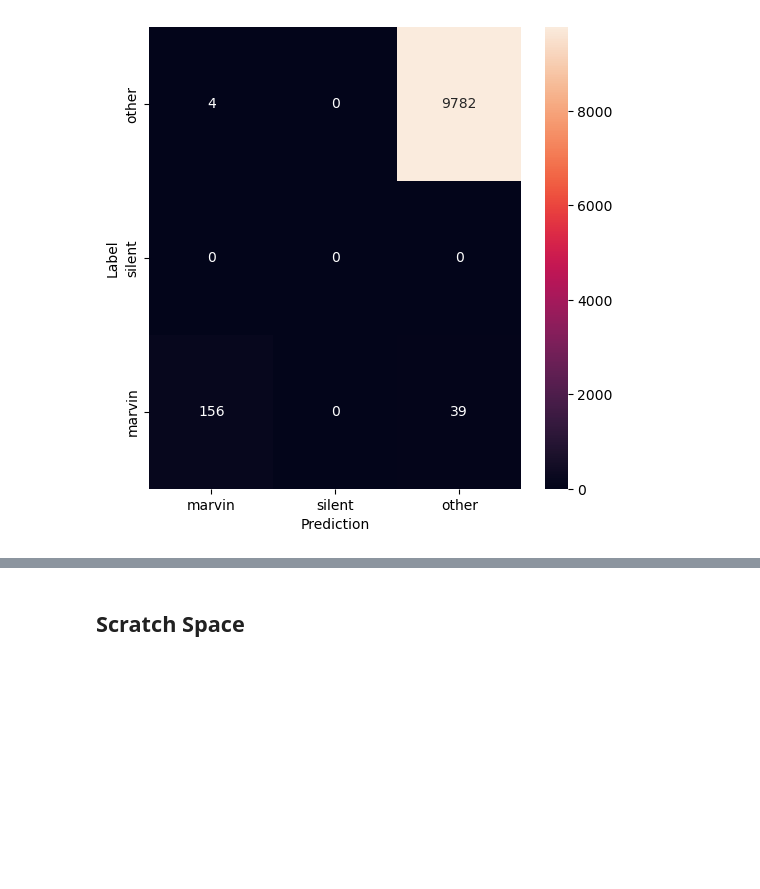
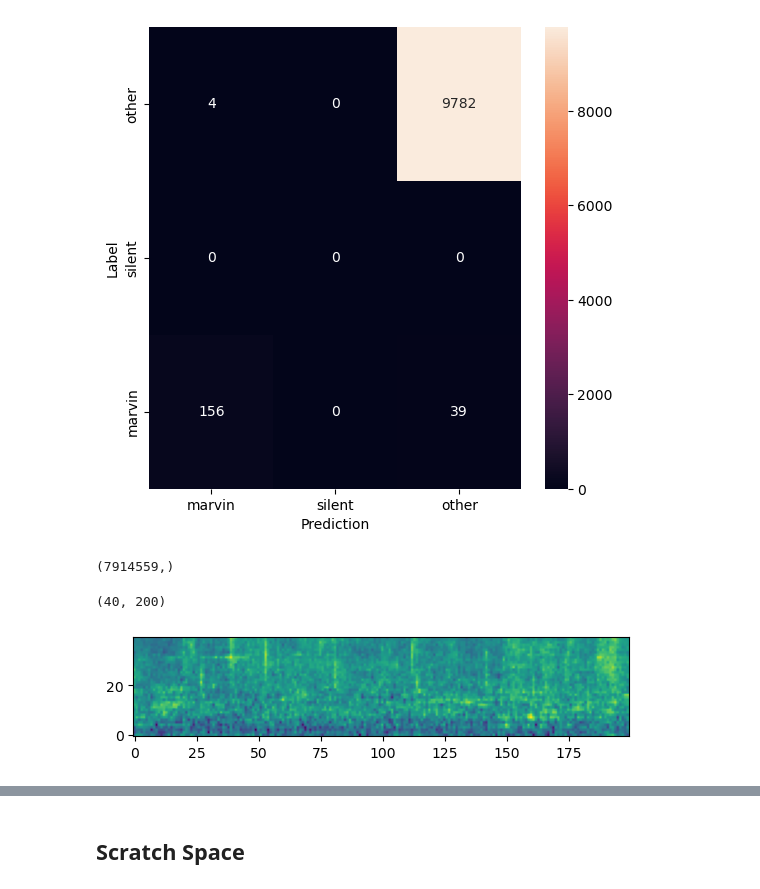
Before and after one commit to mlcommons/tiny, a Jupyter notebook: benchmark/training/streaming_wakeword/demo.ipynb, the cells around one changed output, grey strips where cells are left out. Saved outputs shown, nothing was run; the diff lists cells and outputs as text; code cells hidden in the pictures; blank space fills up the shorter version.

```diff
--- a/benchmark/training/streaming_wakeword/demo.ipynb
+++ b/benchmark/training/streaming_wakeword/demo.ipynb
@@ -215,3 +216,11 @@ plt.ylabel('Label')
 plt.show()
 # %% [output]
 [figure]
+# %%
+
+raise RuntimeError("Not an error -- just stop here")
+
+
+model_settings = models.prepare_model_settings(label_count, Flags)
+feature_extractor = get_preprocess_audio_func(model_settings,is_training=False)
+wavfile.read("
@@ -217,0 +229,16 @@ plt.show()
+# %%
+
+background_wav_file = os.path.join(streaming_config['musan_path'], 'noise', 'free-sound', 'noise-free-sound-0048.wav')
+bg_sampling_freq, bg_w = wavfile.read(background_wav_file)
+print(bg_w.shape)
+bg_spec = feature_extractor({'audio':bg_w})['audio']
+# %% [output]
+(7914559,)
+# %%
+# the 1st 200 frames of spectrum should be about 4 seconds worth of audio
+bg_snippet = bg_spec.numpy()[:200,:].T
+plt.imshow(bg_snippet, origin='lower')
+bg_snippet.shape
+# %% [output]
+(40, 200)
+[figure, added]
```
Also changed, not shown: parts of 5 cells of this notebook.
